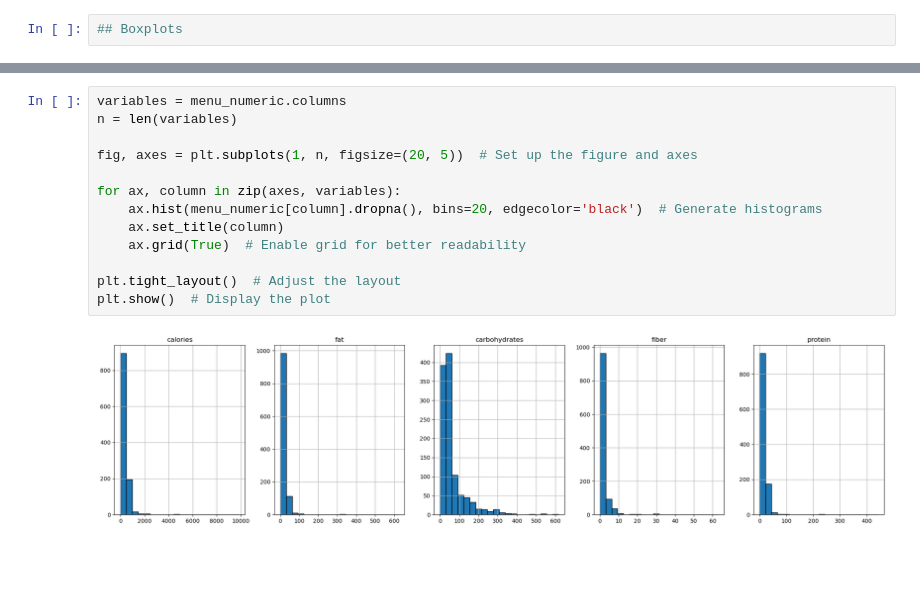
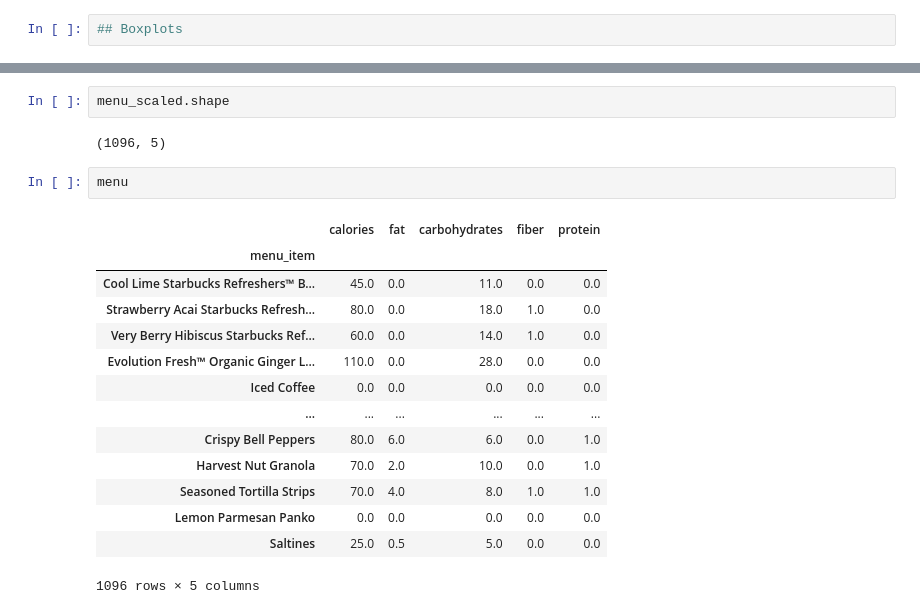
Before and after one commit to johnsonlarryl/csce_5310, a Jupyter notebook: fast_food_nutrition/notebooks/fast_food_nutrition.ipynb, the cells around one changed output, grey strips where cells are left out. Drawn from its saved outputs; the diff is of its cells as text; blank space fills up the shorter version.

```diff
--- a/fast_food_nutrition/notebooks/fast_food_nutrition.ipynb
+++ b/fast_food_nutrition/notebooks/fast_food_nutrition.ipynb
@@ -123,15 +116,21 @@ AttributeError: type object 'FastFoodNutritionVisualizer' has no attribute 'gene
-# %%
-variables = menu_numeric.columns
-n = len(variables)
-
-fig, axes = plt.subplots(1, n, figsize=(20, 5))  # Set up the figure and axes
-
-for ax, column in zip(axes, variables):
-    ax.hist(menu_numeric[column].dropna(), bins=20, edgecolor='black')  # Generate histograms
-    ax.set_title(column)
-    ax.grid(True)  # Enable grid for better readability
-
-plt.tight_layout()  # Adjust the layout
-plt.show()  # Display the plot
-# %% [output]
-[figure, removed]
+# %%
+menu_scaled.shape
+# %% [output]
+(1096, 5)
+# %%
+menu
+# %% [output]
+|  | calories | fat | carbohydrates | fiber | protein |
+| menu_item |  |  |  |  |  |
+| Cool Lime Starbucks Refreshers™ B... | 45.0 | 0.0 | 11.0 | 0.0 | 0.0 |
+| Strawberry Acai Starbucks Refresh... | 80.0 | 0.0 | 18.0 | 1.0 | 0.0 |
+| Very Berry Hibiscus Starbucks Ref... | 60.0 | 0.0 | 14.0 | 1.0 | 0.0 |
+| Evolution Fresh™ Organic Ginger L... | 110.0 | 0.0 | 28.0 | 0.0 | 0.0 |
+| Iced Coffee | 0.0 | 0.0 | 0.0 | 0.0 | 0.0 |
+| ... | ... | ... | ... | ... | ... |
+| Crispy Bell Peppers | 80.0 | 6.0 | 6.0 | 0.0 | 1.0 |
+| Harvest Nut Granola | 70.0 | 2.0 | 10.0 | 0.0 | 1.0 |
+| Seasoned Tortilla Strips | 70.0 | 4.0 | 8.0 | 1.0 | 1.0 |
+| Lemon Parmesan Panko | 0.0 | 0.0 | 0.0 | 0.0 | 0.0 |
+| Saltines | 25.0 | 0.5 | 5.0 | 0.0 | 0.0 |
+1096 rows × 5 columns
```
Also changed, not shown: parts of 21 cells of this notebook, 3 other files.
